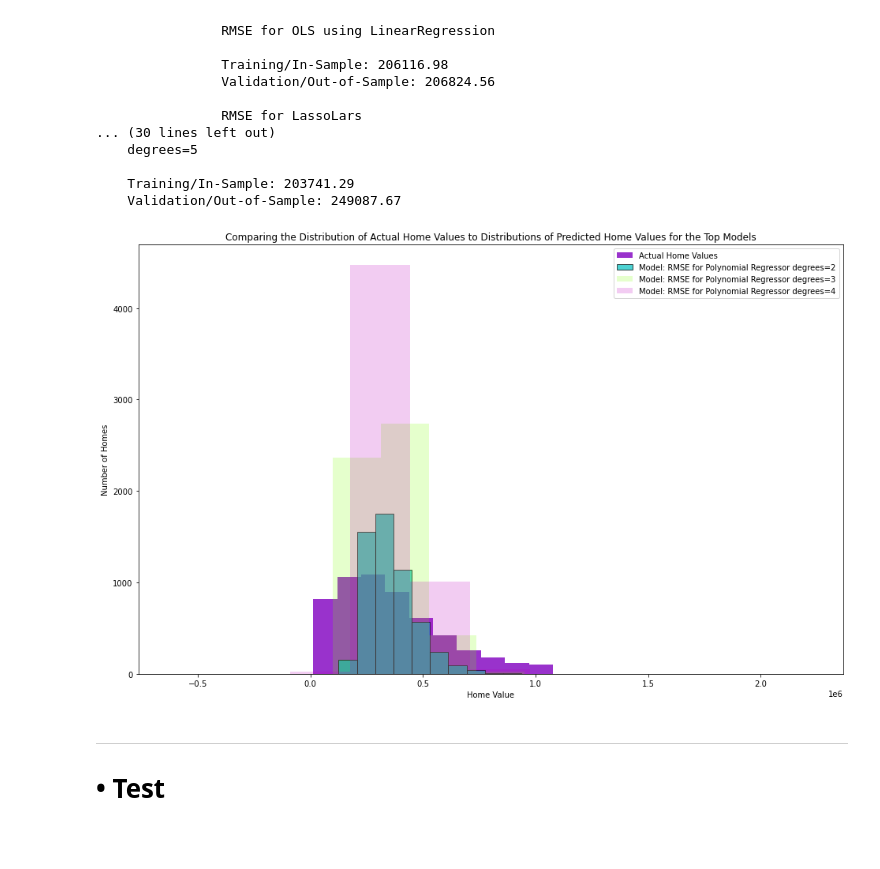
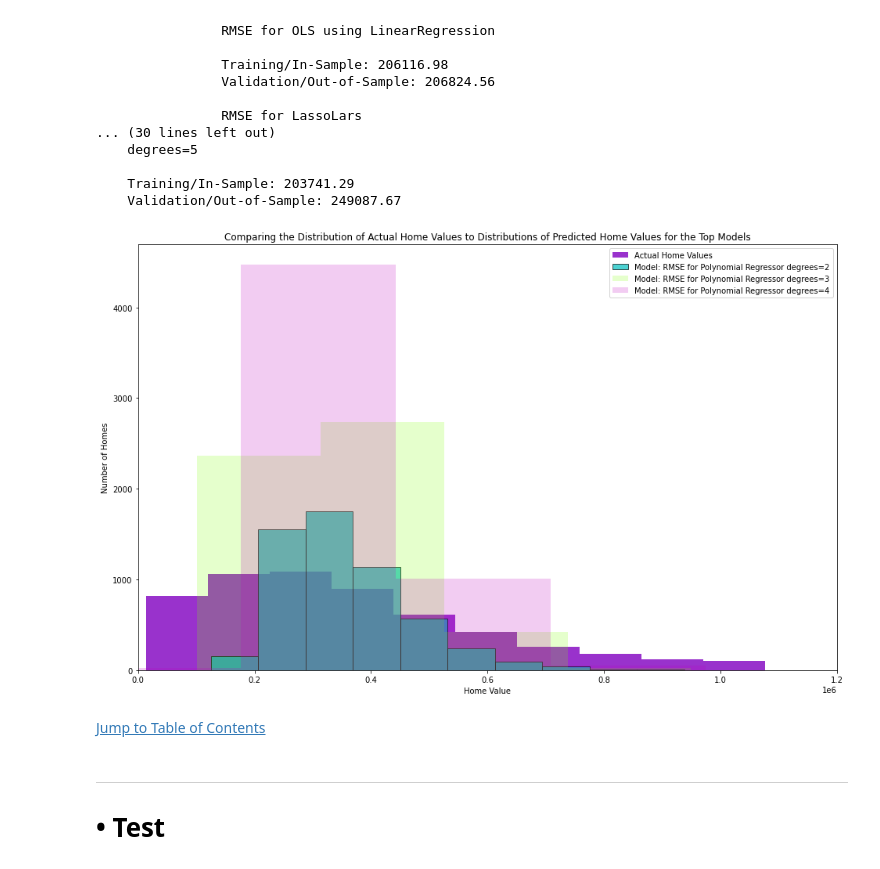
Before and after one commit to o0amandagomez0o/regression_project, a Jupyter notebook: zillow.ipynb, the cells around one changed output. Drawn from its saved outputs; the diff is of its cells as text; code cells hidden in the pictures; blank space fills up the shorter version.

```diff
--- a/zillow.ipynb
+++ b/zillow.ipynb
@@ -1052,18 +1071,21 @@ print(f"""
 # %%
 # plot to visualize actual vs predicted.
 plt.figure(figsize=(16,10))
 plt.hist(y_validate.home_value, color='darkorchid', alpha=1, label="Actual Home Values")
 plt.hist(y_validate.home_value_pred_lm2, color='c', alpha=.7, label="Model: RMSE for Polynomial Regressor degrees=2", ec='black')
 plt.hist(y_validate.home_value_pred_lm3, color='chartreuse', alpha=.2, label="Model: RMSE for Polynomial Regressor degrees=3")
 plt.hist(y_validate.home_value_pred_lm4, color='m', alpha=.2, label="Model: RMSE for Polynomial Regressor degrees=4")
 #plt.hist(y_validate.home_value_pred_lm, color='gold', alpha=.2, label="Model: LinearRegression")
+plt.xlim(0, 1200000)
 plt.xlabel("Home Value")
 plt.ylabel("Number of Homes")
 plt.title("Comparing the Distribution of Actual Home Values to Distributions of Predicted Home Values for the Top Models")
 plt.legend()
 plt.show()
 # %% [output]
-[figure, old version]
+[figure, new version]
+# %% [markdown]
+ [Jump to Table of Contents](#toc)
 # %% [markdown]
 ___
 # <a name="test"></a>• Test
```
Also changed, not shown: parts of 59 cells of this notebook, 1 other file.
